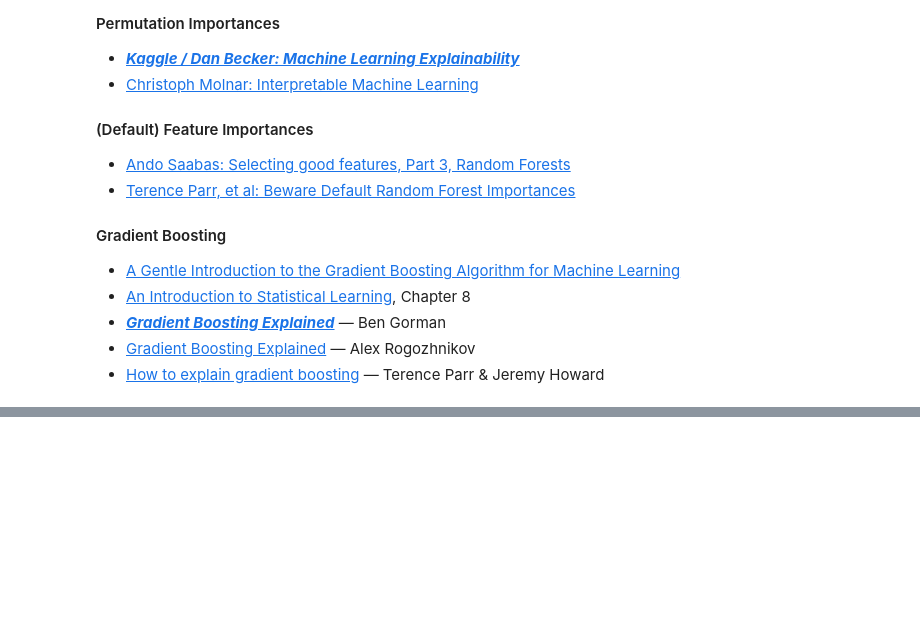
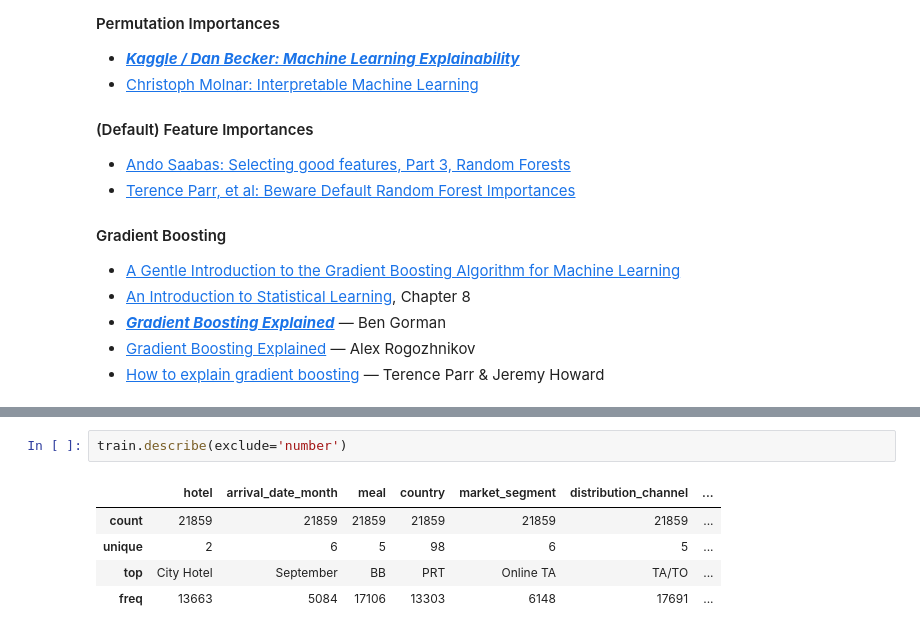
Before and after one commit to JonRivera/DS-Unit-2-Applied-Modeling, a Jupyter notebook: module3-permutation-boosting/LS_DS_233_assignment.ipynb, the cells around one changed output, grey strips where cells are left out. Drawn from its saved outputs; the diff is of its cells as text; blank space fills up the shorter version.

```diff
--- a/module3-permutation-boosting/LS_DS_233_assignment.ipynb
+++ b/module3-permutation-boosting/LS_DS_233_assignment.ipynb
@@ -47,0 +148,8 @@ Top recommendations in _**bold italic:**_
+# %%
+train.describe(exclude='number')
+# %% [output]
+|  | hotel | arrival_date_month | meal | country | market_segment | distribution_channel | ... |
+| count | 21859 | 21859 | 21859 | 21859 | 21859 | 21859 | ... |
+| unique | 2 | 6 | 5 | 98 | 6 | 5 | ... |
+| top | City Hotel | September | BB | PRT | Online TA | TA/TO | ... |
+| freq | 13663 | 5084 | 17106 | 13303 | 6148 | 17691 | ... |
```
Also changed, not shown: parts of 32 cells of this notebook, 2 other files.
